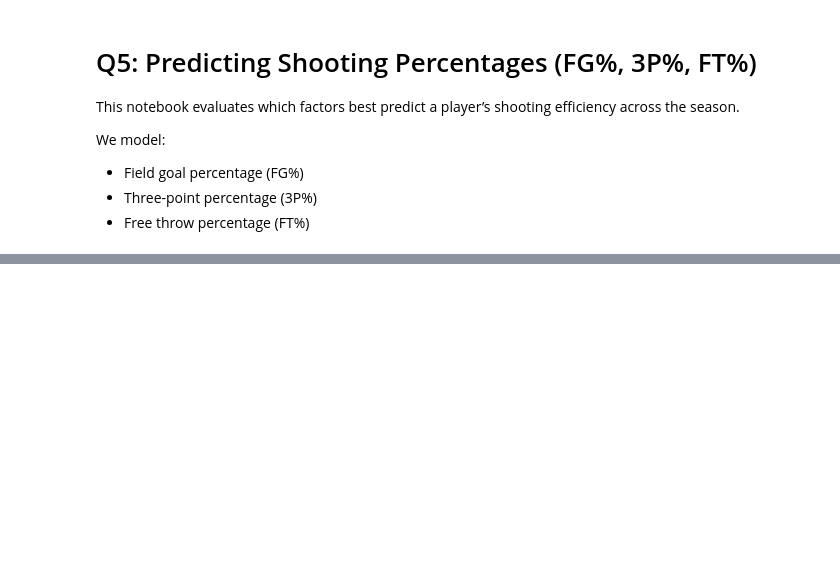
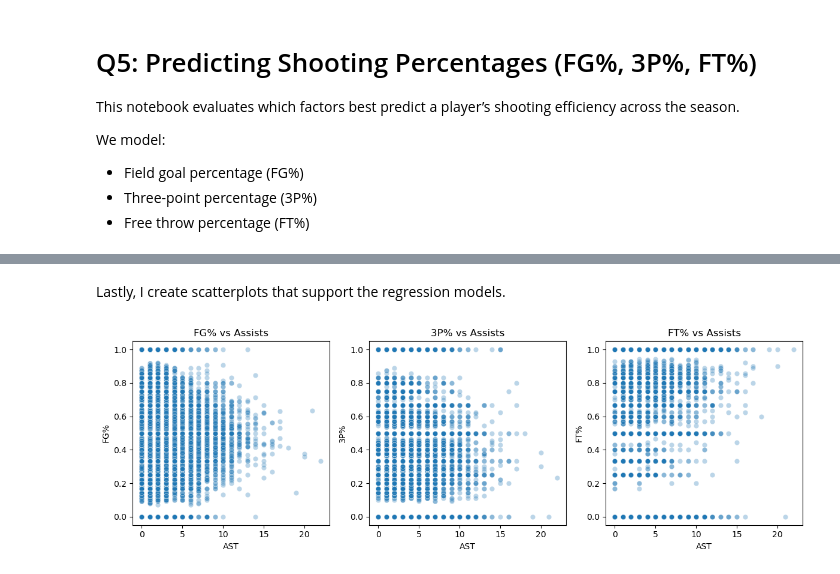
Before and after one commit to UCB-stat-159-f25/final-group16, a Jupyter notebook: 05_shooting_percentage_models.ipynb, the cells around one changed output, grey strips where cells are left out. Cells and saved outputs as stored; diff of their text form; code cells hidden in the pictures; blank space fills up the shorter version.

```diff
--- a/05_shooting_percentage_models.ipynb
+++ b/05_shooting_percentage_models.ipynb
@@ -69,0 +116,18 @@ player_season.head()
+# %% [markdown]
+Lastly, I create scatterplots that support the regression models.
+# %%
+fig, axes = plt.subplots(1, 3, figsize=(12,4))
+
+sns.scatterplot(data=df_q5, x="AST", y="FG%", ax=axes[0], alpha=0.3)
+axes[0].set_title("FG% vs Assists")
+
+sns.scatterplot(data=df_q5, x="AST", y="3P%", ax=axes[1], alpha=0.3)
+axes[1].set_title("3P% vs Assists")
+
+sns.scatterplot(data=df_q5, x="AST", y="FT%", ax=axes[2], alpha=0.3)
+axes[2].set_title("FT% vs Assists")
+
+plt.tight_layout()
+plt.show()
+# %% [output]
+[figure, added]
```
Also changed, not shown: parts of 9 cells of this notebook, 3 other files.
